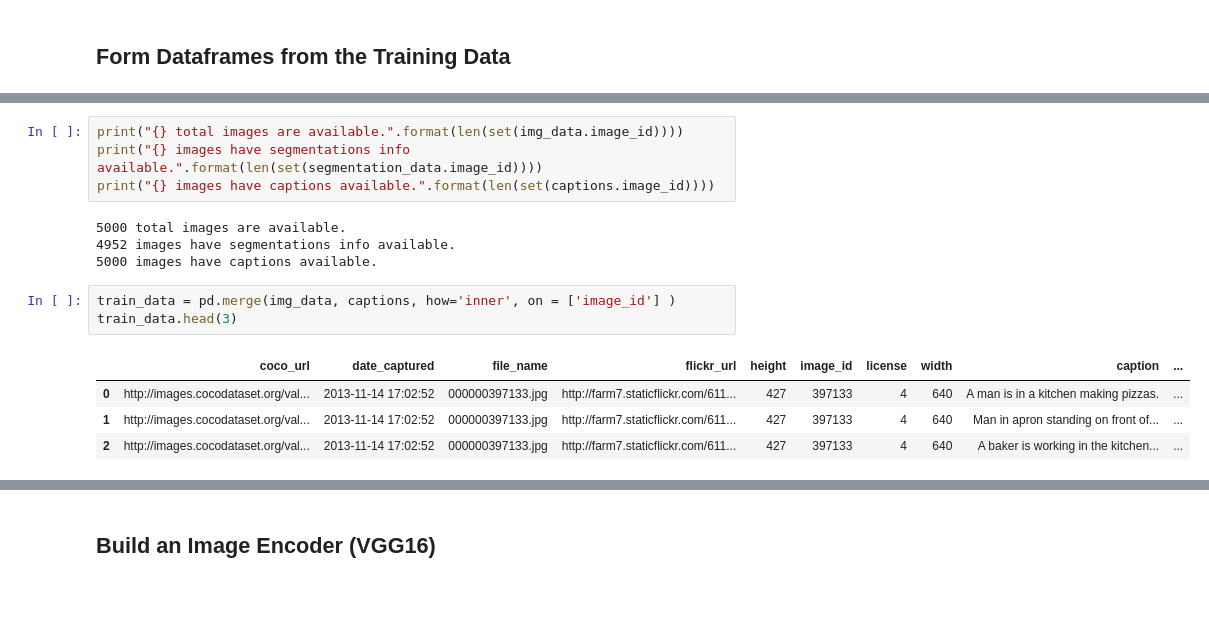
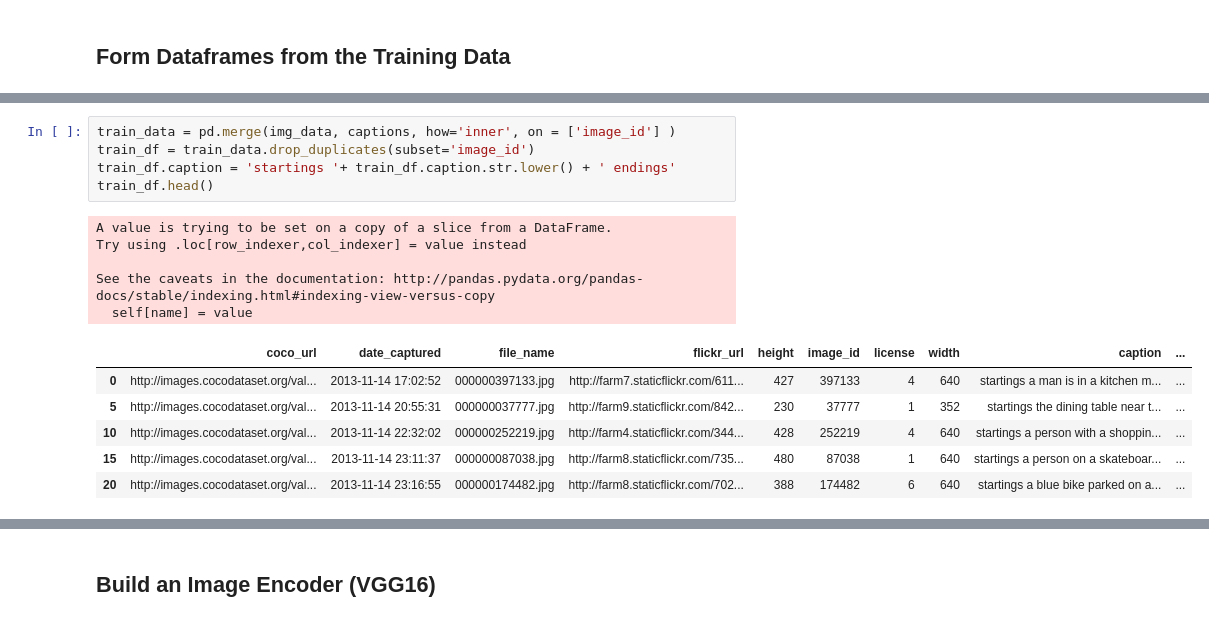
Before and after one commit to zbiswas3/Datascience-Projects, a Jupyter notebook: Capstone Project 2 - MS Coco Image Captioning/capstone_project.ipynb, the cells around one changed output, grey strips where cells are left out. Cells and saved outputs as stored; diff of their text form; blank space fills up the shorter version.

```diff
--- a/Capstone Project 2 - MS Coco Image Captioning/capstone_project.ipynb
+++ b/Capstone Project 2 - MS Coco Image Captioning/capstone_project.ipynb
@@ -183,16 +134,17 @@ captions[captions.image_id == 289343]
-# %%
-print("{} total images are available.".format(len(set(img_data.image_id))))
-print("{} images have segmentations info available.".format(len(set(segmentation_data.image_id))))
-print("{} images have captions available.".format(len(set(captions.image_id))))
-# %% [output]
-5000 total images are available.
-4952 images have segmentations info available.
-5000 images have captions available.
 # %%
 train_data = pd.merge(img_data, captions, how='inner', on = ['image_id'] )
-train_data.head(3)
+train_df = train_data.drop_duplicates(subset='image_id')
+train_df.caption = 'startings '+ train_df.caption.str.lower() + ' endings'
+train_df.head()
 # %% [output]
+A value is trying to be set on a copy of a slice from a DataFrame.
+Try using .loc[row_indexer,col_indexer] = value instead
+
+See the caveats in the documentation: http://pandas.pydata.org/pandas-docs/stable/indexing.html#indexing-view-versus-copy
+  self[name] = value
 |  | coco_url | date_captured | file_name | flickr_url | height | image_id | license | width | caption | ... |
-| 0 | http://images.cocodataset.org/val... | 2013-11-14 17:02:52 | 000000397133.jpg | http://farm7.staticflickr.com/611... | 427 | 397133 | 4 | 640 | A man is in a kitchen making pizzas. | ... |
-| 1 | http://images.cocodataset.org/val... | 2013-11-14 17:02:52 | 000000397133.jpg | http://farm7.staticflickr.com/611... | 427 | 397133 | 4 | 640 | Man in apron standing on front of... | ... |
-| 2 | http://images.cocodataset.org/val... | 2013-11-14 17:02:52 | 000000397133.jpg | http://farm7.staticflickr.com/611... | 427 | 397133 | 4 | 640 | A baker is working in the kitchen... | ... |
+| 0 | http://images.cocodataset.org/val... | 2013-11-14 17:02:52 | 000000397133.jpg | http://farm7.staticflickr.com/611... | 427 | 397133 | 4 | 640 | startings a man is in a kitchen m... | ... |
+| 5 | http://images.cocodataset.org/val... | 2013-11-14 20:55:31 | 000000037777.jpg | http://farm9.staticflickr.com/842... | 230 | 37777 | 1 | 352 | startings the dining table near t... | ... |
+| 10 | http://images.cocodataset.org/val... | 2013-11-14 22:32:02 | 000000252219.jpg | http://farm4.staticflickr.com/344... | 428 | 252219 | 4 | 640 | startings a person with a shoppin... | ... |
+| 15 | http://images.cocodataset.org/val... | 2013-11-14 23:11:37 | 000000087038.jpg | http://farm8.staticflickr.com/735... | 480 | 87038 | 1 | 640 | startings a person on a skateboar... | ... |
+| 20 | http://images.cocodataset.org/val... | 2013-11-14 23:16:55 | 000000174482.jpg | http://farm8.staticflickr.com/702... | 388 | 174482 | 6 | 640 | startings a blue bike parked on a... | ... |
```
Also changed, not shown: parts of 41 cells of this notebook.
